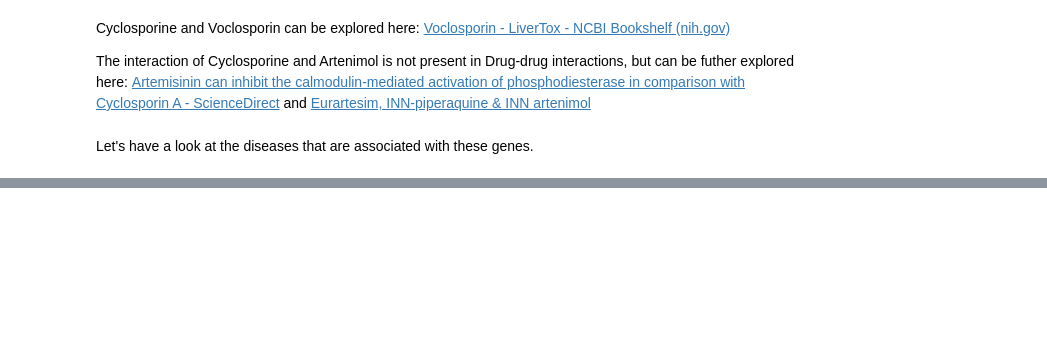
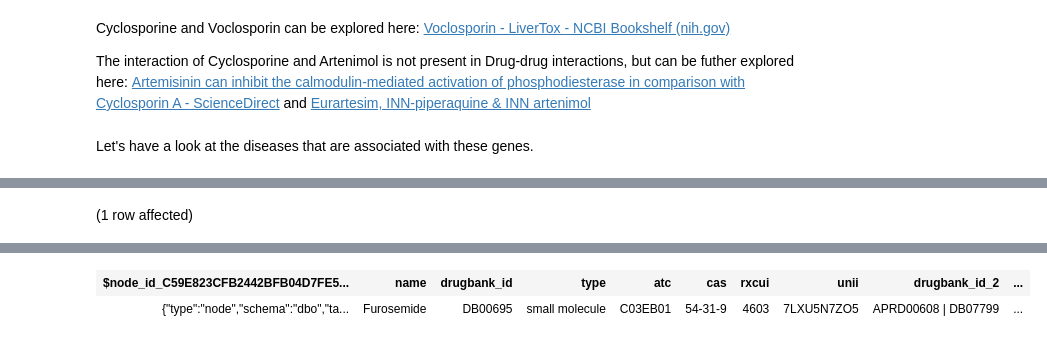
Before and after one commit to rangan2510/InteractDb-rc2, a Jupyter notebook: loader/sql/Demo1.ipynb, the cells around one changed output, grey strips where cells are left out. Cells and saved outputs as stored; diff of their text form; code cells hidden in the pictures; blank space fills up the shorter version.

```diff
--- a/loader/sql/Demo1.ipynb
+++ b/loader/sql/Demo1.ipynb
@@ -240,0 +281,5 @@ Total execution time: 00:00:01.166
+# %%
+SELECT * FROM drug_nodes
+WHERE synonyms LIKE '%FUROSEMIDE%'
+# %% [output]
+(1 row affected)
@@ -240,0 +287,2 @@ Total execution time: 00:00:01.166
+| $node_id_C59E823CFB2442BFB04D7FE5... | name | drugbank_id | type | atc | cas | rxcui | unii | drugbank_id_2 | ... |
+| {"type":"node","schema":"dbo","ta... | Furosemide | DB00695 | small molecule | C03EB01 | 54-31-9 | 4603 | 7LXU5N7ZO5 | APRD00608 | DB07799 | ... |
```
Also changed, not shown: parts of 13 cells of this notebook, 3 other files.
